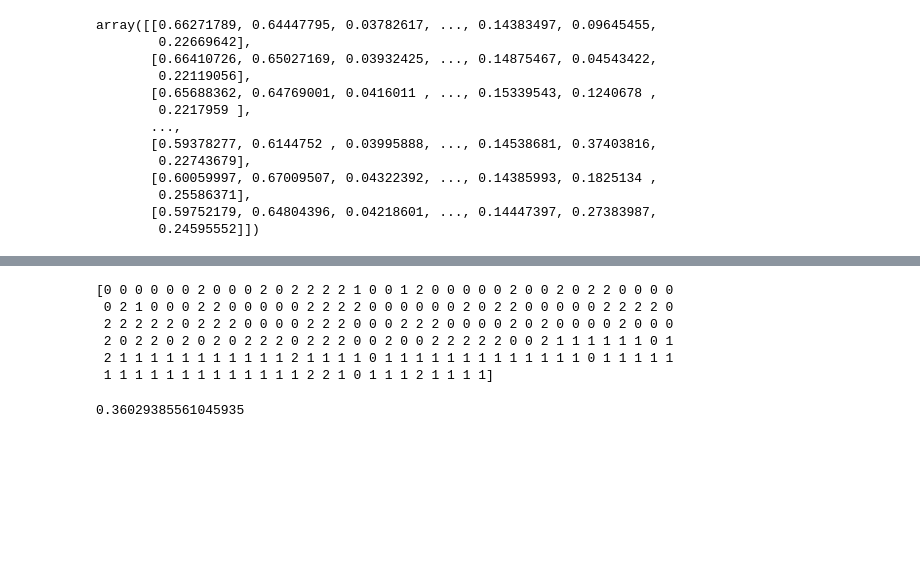
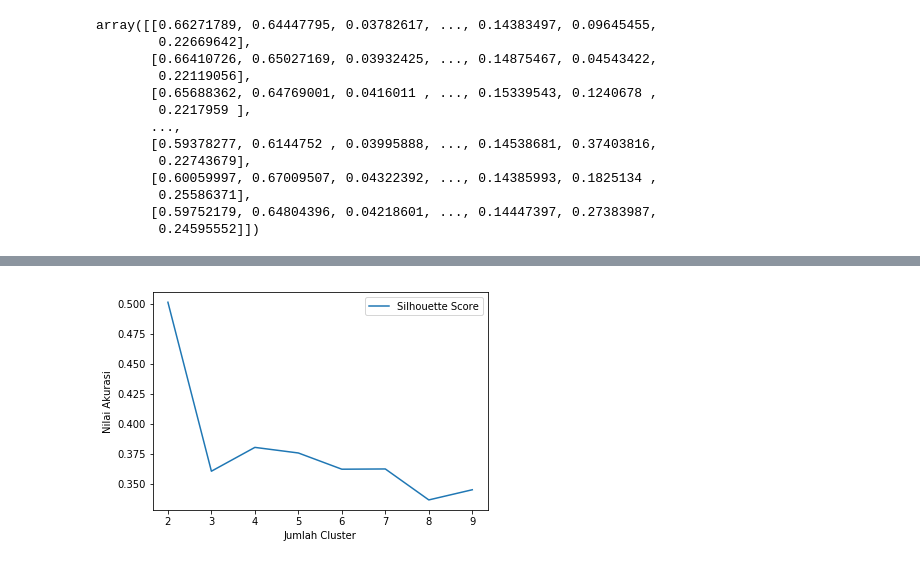
Before and after one commit to safhiram/FP-KK, a Jupyter notebook: Clustering.ipynb, the cells around one changed output, grey strips where cells are left out. Saved outputs shown, nothing was run; the diff lists cells and outputs as text; code cells hidden in the pictures; blank space fills up the shorter version.

```diff
--- a/Clustering.ipynb
+++ b/Clustering.ipynb
@@ -5,7 +5,7 @@ import numpy as np
 from matplotlib import pyplot as plt
 import operator
 # %%
-dataset = pd.read_csv('Seed_Data.csv',header=None)
+dataset = pd.read_csv('datasets/Seed_Data.csv',header=None)
 data=dataset.iloc[1:,:7]
 data
 # %% [output]
@@ -47,12 +47,14 @@ array([[0.66271789, 0.64447795, 0.03782617, ..., 0.14383497, 0.09645455,
         0.24595552]])
 # %%
 from sklearn.cluster import KMeans
+from sklearn.metrics import silhouette_score
 
-# Number of clusters
-kmeans = KMeans(n_clusters=3)
-# Fitting the input data
-kmeans = kmeans.fit(data)
-# Getting the cluster labels
-labels = kmeans.predict(data)
-# Centroid values
-C = kmeans.cluster_centers_
+siluet = []
+for i in range(2,10):
+    kmeans = KMeans(n_clusters=i)
+    kmeans = kmeans.fit(data)
+    labels = kmeans.predict(data)
+    C = kmeans.cluster_centers_
+    score = silhouette_score(data, labels)
+    siluet.append(score)
+    print("Saat k =",i,"nilai score ",score)
@@ -59,15 +70,9 @@ C = kmeans.cluster_centers_
-# %%
-print(labels)
-# %% [output]
-[0 0 0 0 0 0 2 0 0 0 2 0 2 2 2 2 1 0 0 1 2 0 0 0 0 0 2 0 0 2 0 2 2 0 0 0 0
- 0 2 1 0 0 0 2 2 0 0 0 0 0 2 2 2 2 0 0 0 0 0 0 2 0 2 2 0 0 0 0 0 2 2 2 2 0
- 2 2 2 2 2 0 2 2 2 0 0 0 0 2 2 2 0 0 0 2 2 2 0 0 0 0 2 0 2 0 0 0 0 2 0 0 0
- 2 0 2 2 0 2 0 2 0 2 2 2 0 2 2 2 0 0 2 0 0 2 2 2 2 2 0 0 2 1 1 1 1 1 1 0 1
- 2 1 1 1 1 1 1 1 1 1 1 1 2 1 1 1 1 0 1 1 1 1 1 1 1 1 1 1 1 1 1 0 1 1 1 1 1
- 1 1 1 1 1 1 1 1 1 1 1 1 1 2 2 1 0 1 1 1 2 1 1 1 1]
-# %%
-from sklearn.metrics import silhouette_score
-score = silhouette_score(data, labels)
-score
-# %% [output]
-0.36029385561045935
+# %%
+plt.plot([2,3,4,5,6,7,8,9], siluet, label = 'Silhouette Score')
+
+plt.xlabel('Jumlah Cluster')
+plt.ylabel('Nilai Akurasi')
+plt.legend()
+plt.show()
+# %% [output]
+[figure, added]
```
Also changed, not shown: parts of 1 cell of this notebook, 2 other files.
